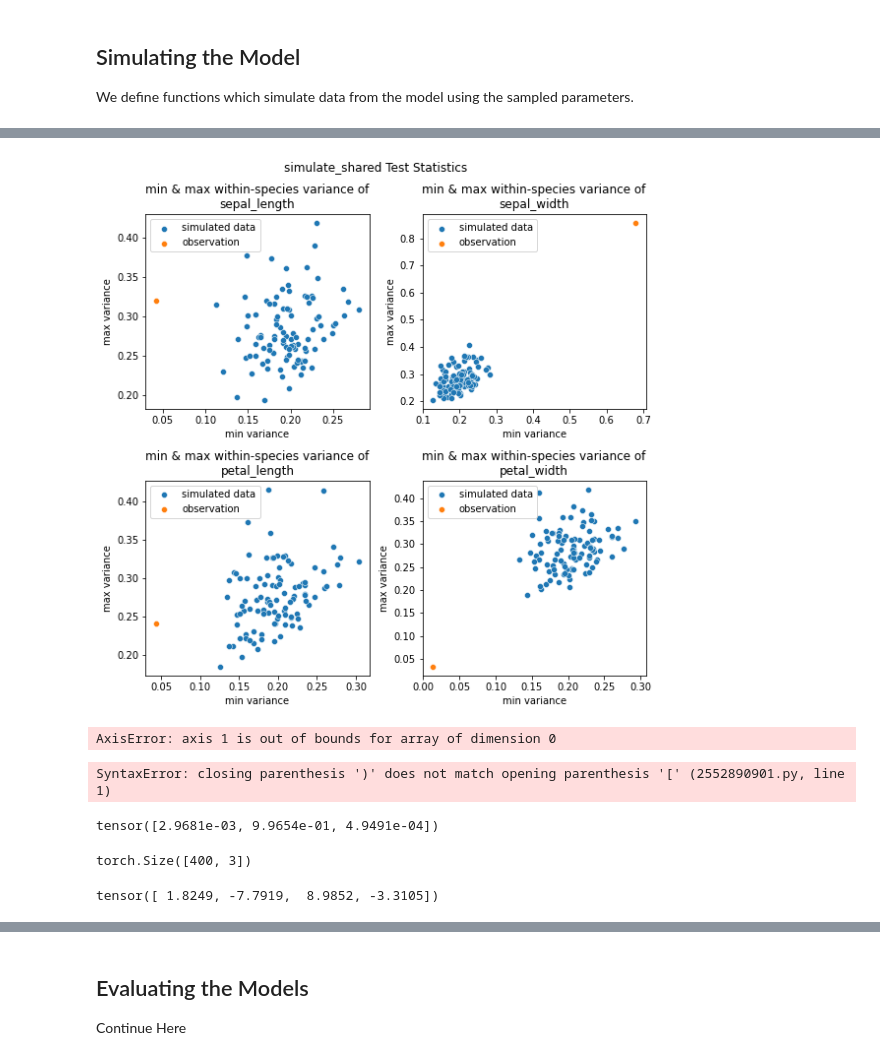
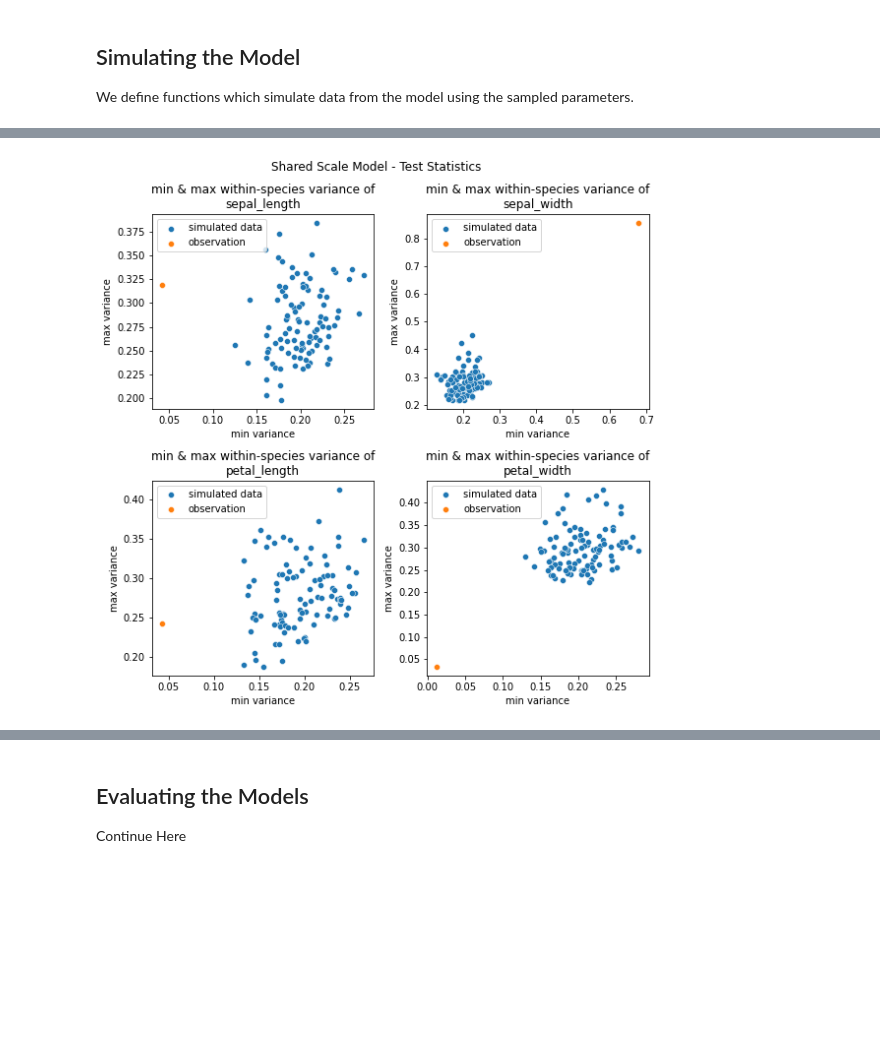
Before and after one commit to noamsgl/ABDA_HW4, a Jupyter notebook: pyro/HW4_Q1.ipynb, the cells around one changed output, grey strips where cells are left out. Saved outputs shown, nothing was run; the diff lists cells and outputs as text; code cells hidden in the pictures; blank space fills up the shorter version.

```diff
--- a/pyro/HW4_Q1.ipynb
+++ b/pyro/HW4_Q1.ipynb
@@ -272,7 +272,7 @@ def simulate_shared(X):
         assignment = np.random.choice(K, p=weights.numpy())
         assignments[i] = assignment
         locs = chain["locs"][np.random.choice(S)][assignment]
-        scale = chain["scales"][np.random.choice(S)]  # todo: scales -> scale
+        scale = chain["scale"][np.random.choice(S)]  # todo: scales -> scale
         # print(f"diagnostic at i={i}, locs={locs}, scale={scale}")
         # print(f"diagnostic at i={i}, line={dist.MultivariateNormal(locs, scale * torch.eye(D)).sample()}")
         simulations[i, :] = dist.MultivariateNormal(locs, scale * torch.eye(D)).sample()
@@ -304,7 +315,6 @@ def plot_check(X, Y, simulator, feature_names, model_name, N=100):
     # N is number of simulations to run
     D = X.size(-1)  # dimension of each data point
     B = len(X)  # number of data points (batch size)
-
 
     # generate simulations
     simulations = np.empty((N, B, D))
@@ -317,6 +327,7 @@ def plot_check(X, Y, simulator, feature_names, model_name, N=100):
     # initialize plot
     fig, axes = plt.subplots(2, 2, figsize=(8, 8))
     for ix in range(D):
+        # print(f"begin ix = {ix}")
         # create an array of tests
         # for the i'th simulation and j'th component, compute the within-component variance
         # print(f"diagnotstic simulations.shape={simulations.shape}")
@@ -325,11 +336,13 @@ def plot_check(X, Y, simulator, feature_names, model_name, N=100):
         for i in range(N):
             for j in range(K):
                 # print(f"diagnostic i={i}, j={j}, simulations[i, assignments[i] == j]={simulations[i, assignments[i] == j]}")
+                # print(f"begin simulation test with i={i}, j={j}")
                 sim_tests[i, j] = np.var(simulations[i, assignments[i] == j, ix])  # todo: extend to every Dimension
 
         obs_tests = np.empty(K)
         for j in range(K):
             # print(f"X[Y==j, 0] is {X[Y==j, 0]}")
+            # print(f"begin obs test with j={j}")
             obs_tests[j] = np.var(X[Y == j, ix].numpy())
 
         # plot simulated point
@@ -342,6 +355,5 @@ def plot_check(X, Y, simulator, feature_names, model_name, N=100):
         obs_test_max_variance = np.max(obs_tests)
         sns.scatterplot(x=[obs_test_min_variance], y=[obs_test_max_variance], label="observation", ax=axes.flatten()[ix])  # todo: change the marker
 
-    plt.suptitle(f"{model_name} Test Statistics")
+    plt.suptitle(f"{model_name} - Test Statistics")
     plt.tight_layout()
-    # generate smallest within-species variance plot
@@ -348,27 +376,7 @@ def plot_check(X, Y, simulator, feature_names, model_name, N=100):
 # %%
 simulator = lambda: simulate_shared(X)
-tests = plot_check(X, df.label, simulator, features, "simulate_shared")
+plot_check(X, df.label, simulator, features, "Shared Scale Model")
 # %% [output]
-[figure, old version]
+[figure, new version]
-# %%
-np.min(tests, axis=1)
-# %% [output]
-AxisError: axis 1 is out of bounds for array of dimension 0
-# %%
-np.random.choice([chn_separate["weights"][i] for i in range(len))
-# %% [output]
-SyntaxError: closing parenthesis ')' does not match opening parenthesis '[' (2552890901.py, line 1)
-# %%
-chn_separate["weights"][np.random.choice(len(chn_separate))]
-# %% [output]
-tensor([2.9681e-03, 9.9654e-01, 4.9491e-04])
-# %%
-chn_separate["weights"].shape
-# %% [output]
-torch.Size([400, 3])
-# %%
-chn_separate["locs"][100][0]
-# %% [output]
-tensor([ 1.8249, -7.7919,  8.9852, -3.3105])
 # %%
 simulator = lambda: simulate_separate(X)
```
Also changed, not shown: parts of 8 cells of this notebook.
